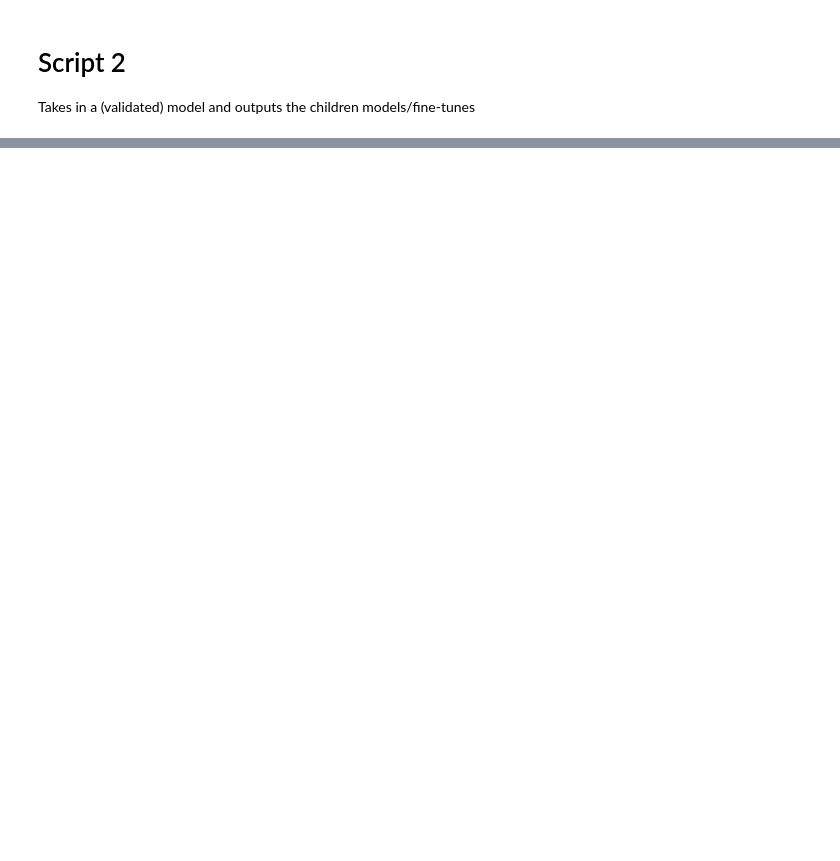
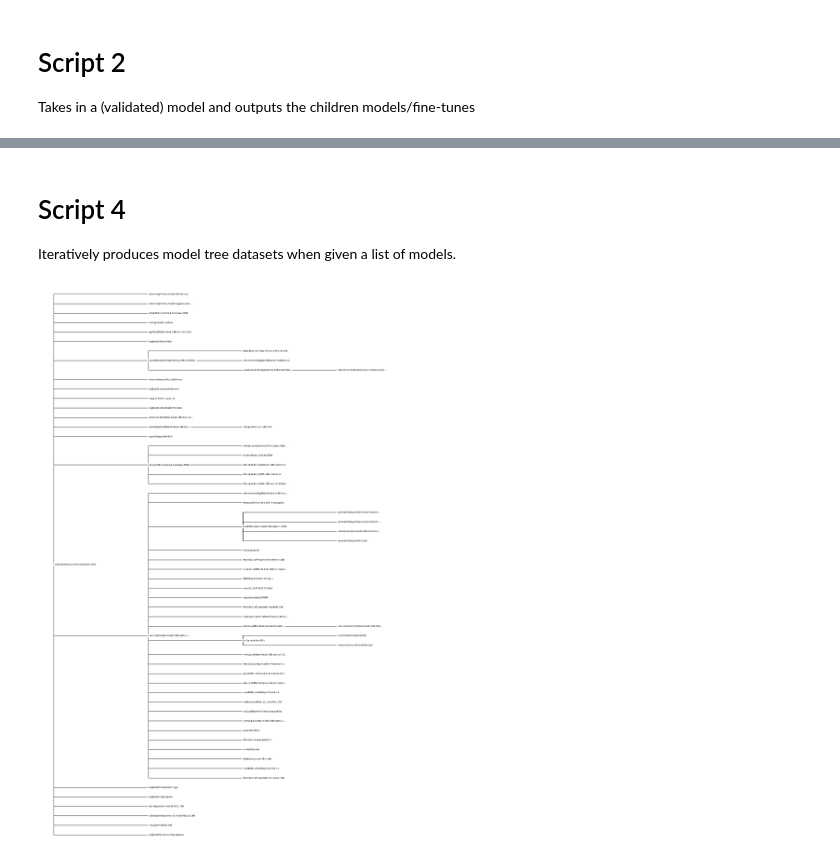
Before and after one commit to hamidahoderinwale/model_metadata_analyses, a Jupyter notebook: scraping_hf.ipynb, the cells around one changed output, grey strips where cells are left out. Cells and saved outputs as stored; diff of their text form; code cells hidden in the pictures; blank space fills up the shorter version.

```diff
--- a/scraping_hf.ipynb
+++ b/scraping_hf.ipynb
@@ -257,0 +275,62 @@ ModuleNotFoundError: No module named 'pandas'
+# %% [markdown]
+# Script 4
+
+Iteratively produces model tree datasets when given a list of models.
+# %%
+import pandas as pd
+import ast
+import matplotlib.pyplot as plt
+from Bio import Phylo
+from Bio.Phylo.BaseTree import Clade, Tree
+
+# Load and prepare tree
+df = pd.read_csv("Mistral-Small-24B-Base-2501_finetunes_20250405_001816.csv")
+df['children'] = df['children'].apply(ast.literal_eval)
+
+def build_phylo_tree_from_dfs(df):
+    clade_map = {row['model_id']: Clade(name=row['model_id']) for _, row in df.iterrows()}
+    parent_links = {}
+    for _, row in df.iterrows():
+        parent = row['model_id']
+        for child_url in row['children']:
+            child = '/'.join(child_url.split("/")[-2:])
+            parent_links[child] = parent
+    all_models = set(df['model_id'])
+    child_models = set(parent_links.keys())
+    root_model_id = list(all_models - child_models)[0]
+    for child, parent in parent_links.items():
+        if child in clade_map and parent in clade_map:
+            clade_map[parent].clades.append(clade_map[child])
+    return Tree(root=clade_map[root_model_id])
+
+tree = build_phylo_tree_from_dfs(df)
+
+# Plotting with labels on branches
+fig = plt.figure(figsize=(24, 36))
+ax = fig.add_subplot(1, 1, 1)
+
+# Draw the tree without axes
+Phylo.draw(tree, axes=ax, do_show=False)
+
+# Remove all axes elements
+ax.set_axis_off()
+ax.set_xticks([])
+ax.set_yticks([])
+ax.set_xticklabels([])
+ax.set_yticklabels([])
+ax.spines['top'].set_visible(False)
+ax.spines['right'].set_visible(False)
+ax.spines['bottom'].set_visible(False)
+ax.spines['left'].set_visible(False)
+
+# Ensure labels are positioned away from branch lines
+for label in ax.texts:
+    pos = label.get_position()
+    label.set_position((pos[0], pos[1]))
+    label.set_bbox(dict(facecolor='white', alpha=0.8, edgecolor='none', pad=3))
+
+plt.tight_layout()
+plt.savefig('clean_phylogenetic_tree.png', dpi=150, bbox_inches='tight')
+plt.show()
+# %% [output]
+[figure, added]
```
Also changed, not shown: parts of 6 cells of this notebook.
